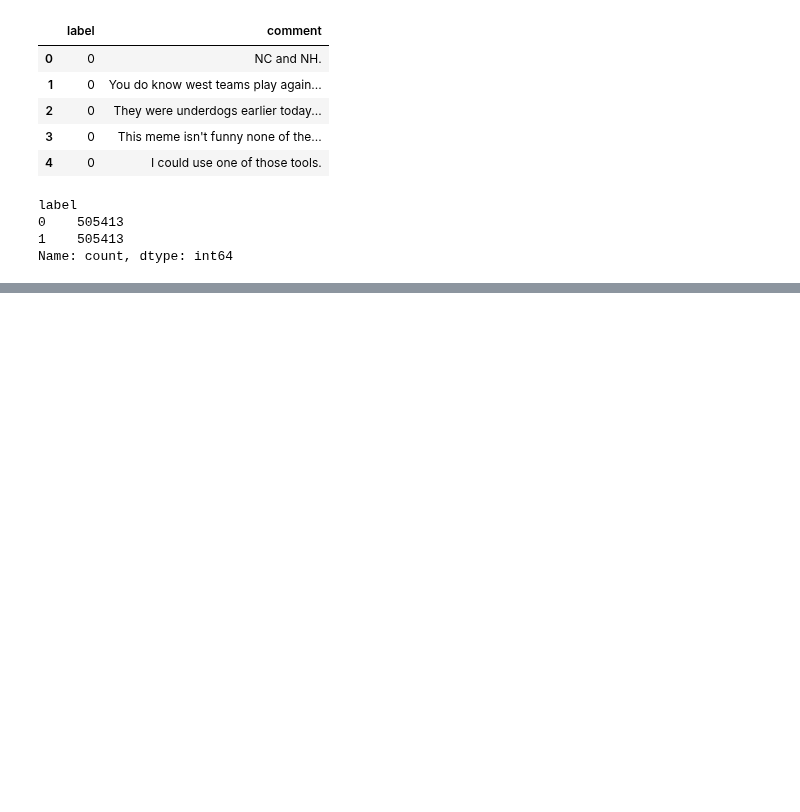
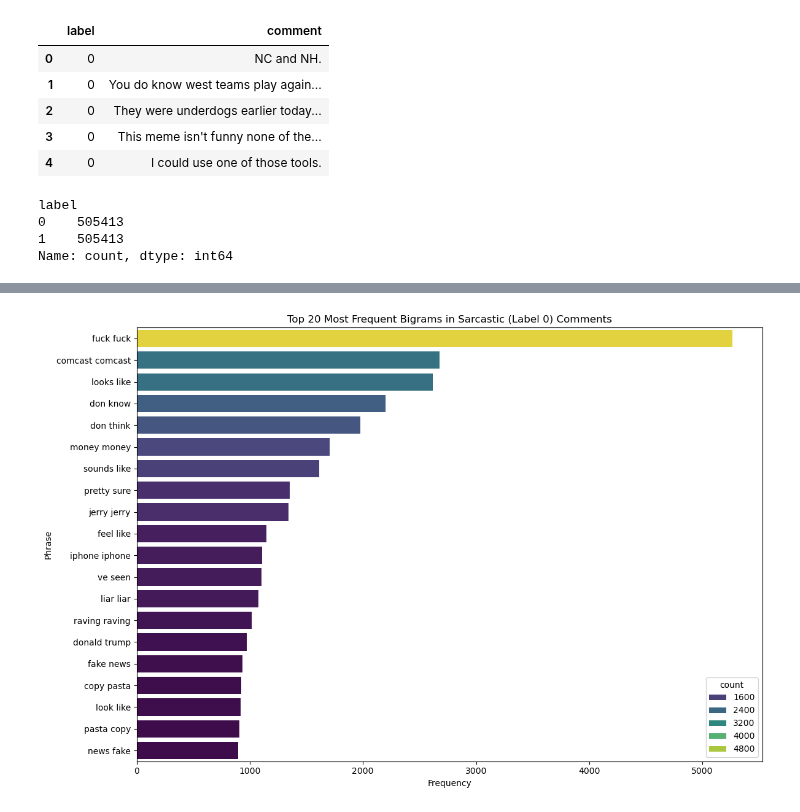
Before and after one commit to davydantoniuk/youtube-sentiment-analyser, a Jupyter notebook: models/model3/model3.ipynb, the cells around one changed output, grey strips where cells are left out. Saved outputs shown, nothing was run; the diff lists cells and outputs as text; code cells hidden in the pictures; blank space fills up the shorter version.

```diff
--- a/models/model3/model3.ipynb
+++ b/models/model3/model3.ipynb
@@ -27,0 +119,4 @@ Name: count, dtype: int64
+# %%
+plot_top_bigrams(df_sarcastic, label_name="Sarcastic (Label 0)")
+# %% [output]
+[figure, added]
```
Also changed, not shown: parts of 19 cells of this notebook.
